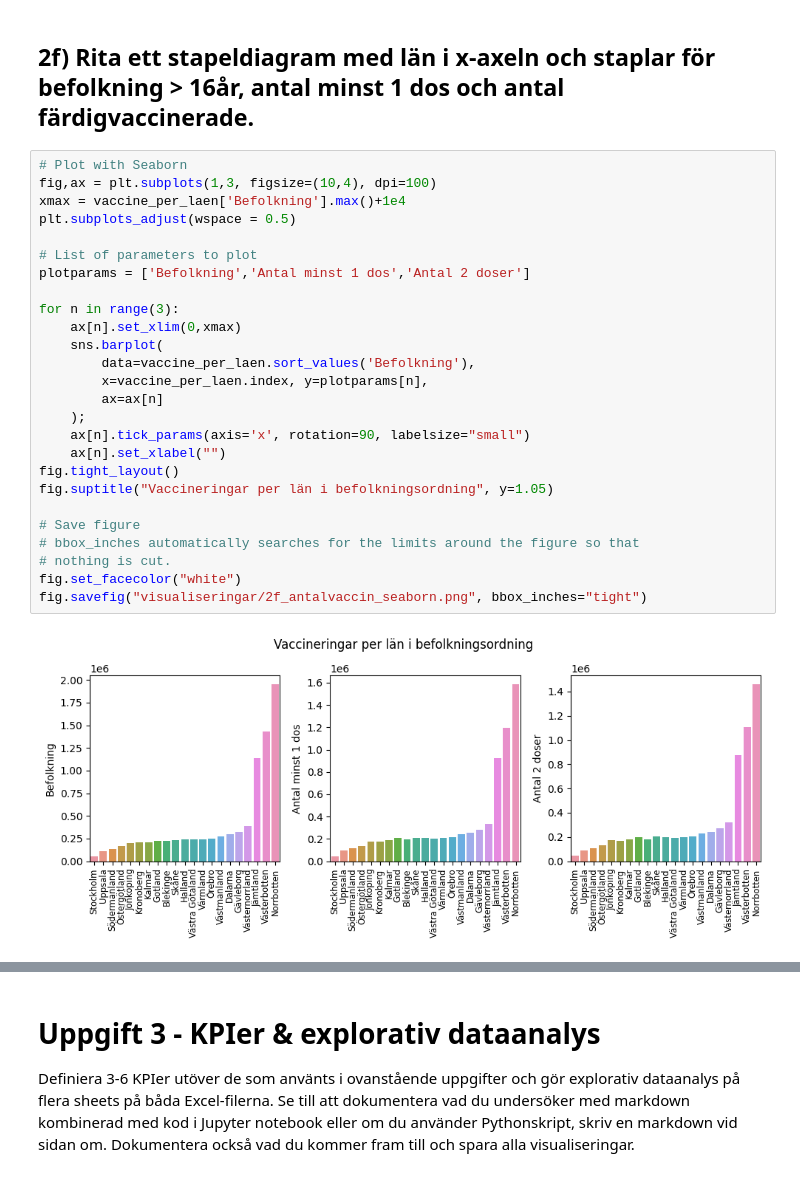
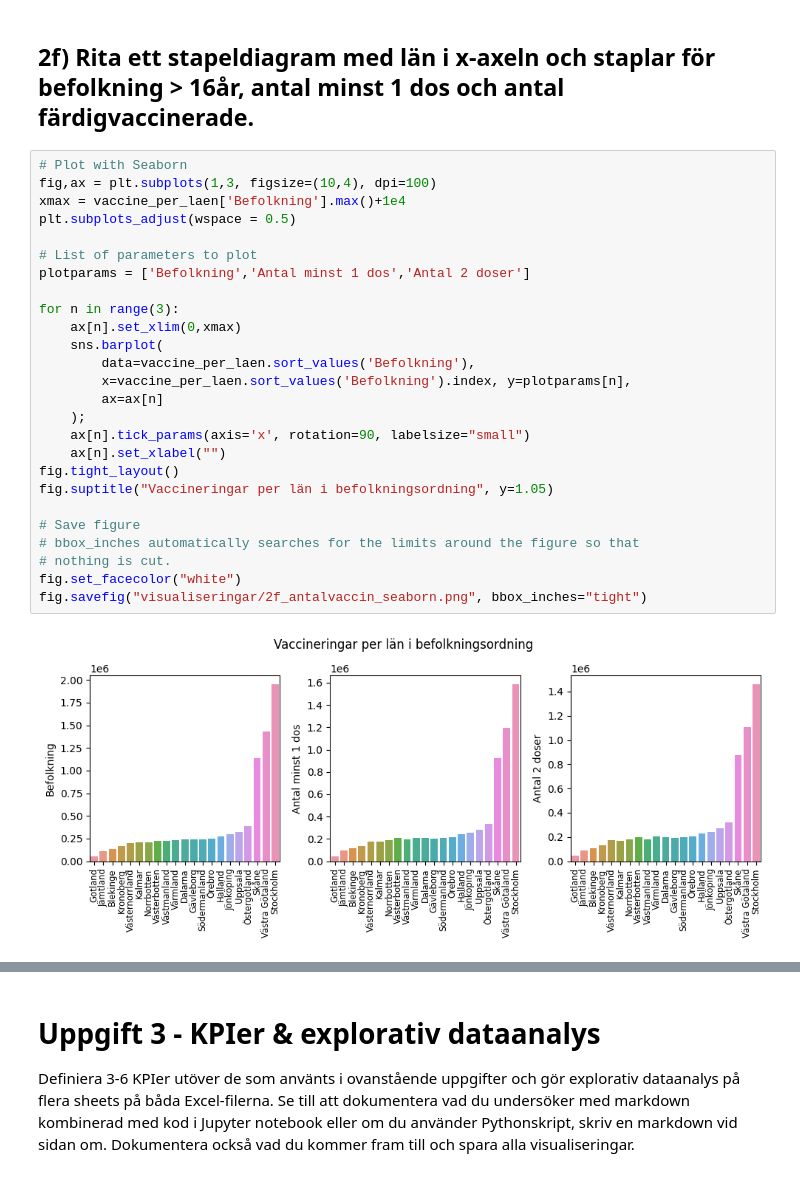
Before and after one commit to jwiegert/databehandling-joachim-wiegert, a Jupyter notebook: labs/lab1/jwiegert_lab1.ipynb, the cells around one changed output, grey strips where cells are left out. Saved outputs shown, nothing was run; the diff lists cells and outputs as text.

```diff
--- a/labs/lab1/jwiegert_lab1.ipynb
+++ b/labs/lab1/jwiegert_lab1.ipynb
@@ -352,31 +357,31 @@ plotly.offline.plot(fig, filename=f"visualiseringar/2e_vaccinandelar_plotlyx.htm
 # %%
 # Plot with Seaborn
 fig,ax = plt.subplots(1,3, figsize=(10,4), dpi=100)
 xmax = vaccine_per_laen['Befolkning'].max()+1e4
 plt.subplots_adjust(wspace = 0.5)
 
 # List of parameters to plot
 plotparams = ['Befolkning','Antal minst 1 dos','Antal 2 doser']
 
 for n in range(3):
     ax[n].set_xlim(0,xmax)
     sns.barplot(
         data=vaccine_per_laen.sort_values('Befolkning'),
-        x=vaccine_per_laen.index, y=plotparams[n],
+        x=vaccine_per_laen.sort_values('Befolkning').index, y=plotparams[n],
         ax=ax[n]
     );
     ax[n].tick_params(axis='x', rotation=90, labelsize="small")
     ax[n].set_xlabel("")
 fig.tight_layout()
 fig.suptitle("Vaccineringar per län i befolkningsordning", y=1.05)
 
 # Save figure
 # bbox_inches automatically searches for the limits around the figure so that
 # nothing is cut.
 fig.set_facecolor("white")
 fig.savefig("visualiseringar/2f_antalvaccin_seaborn.png", bbox_inches="tight")
 # %% [output]
-[figure, old version]
+[figure, new version]
 # %%
 # With plotly express
 # befolkning > 16 år
```
Also changed, not shown: parts of 18 cells of this notebook, 4 other files.
